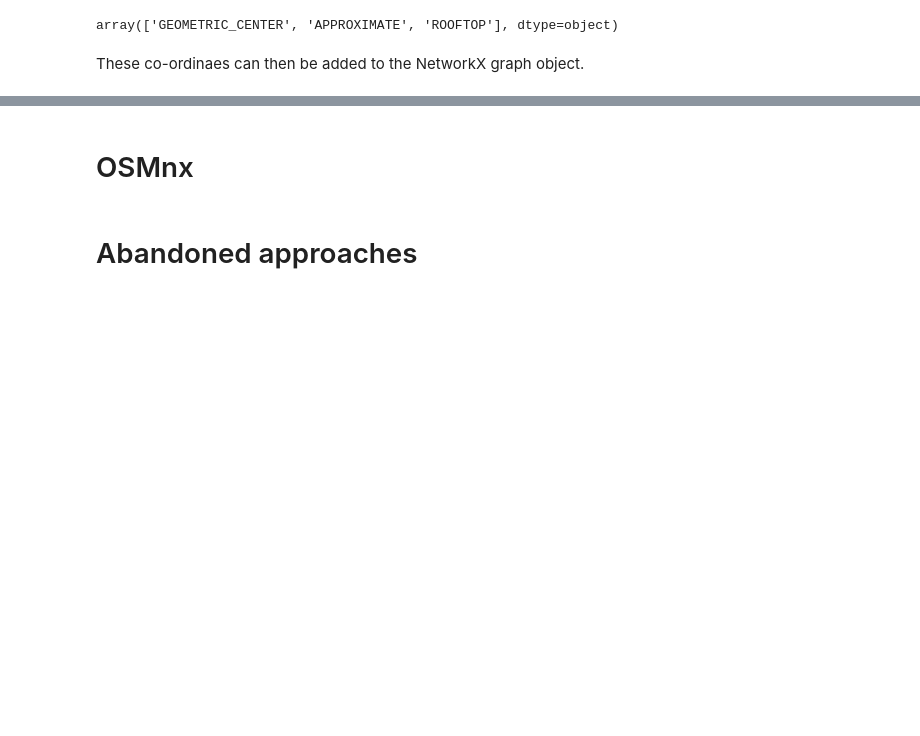
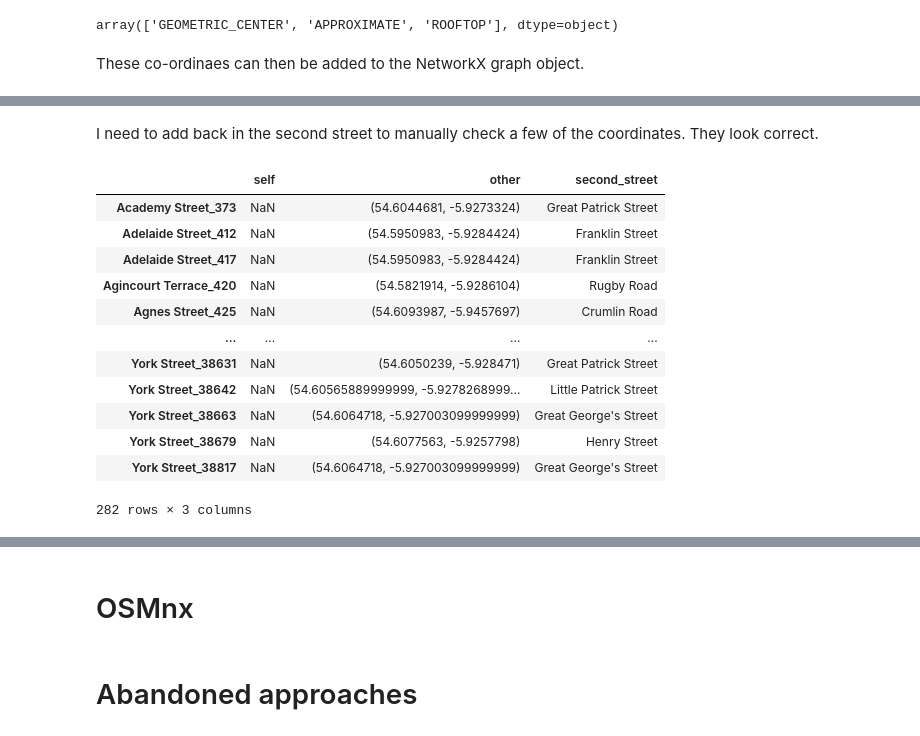
Before and after one commit to sian0x0/Map-Extinct-Addresses, a Jupyter notebook: extract.ipynb, the cells around one changed output, grey strips where cells are left out. Cells and saved outputs as stored; diff of their text form; code cells hidden in the pictures; blank space fills up the shorter version.

```diff
--- a/extract.ipynb
+++ b/extract.ipynb
@@ -1060,0 +1082,20 @@ df_G_nodes[df_G_nodes['coordinates'].notna()]
+# %% [markdown]
+I need to add back in the second street to manually check a few of the coordinates. They look correct.
+# %%
+df_compare = df_G_nodes.compare(df_G_nodes_updated)
+df_compare.drop(labels='coordinates', axis=1)
+df_compare.droplevel(0, axis=1).merge(df_G_nodes['second_street'], how='left', left_index=True, right_index=True)
+# %% [output]
+|  | self | other | second_street |
+| Academy Street_373 | NaN | (54.6044681, -5.9273324) | Great Patrick Street |
+| Adelaide Street_412 | NaN | (54.5950983, -5.9284424) | Franklin Street |
+| Adelaide Street_417 | NaN | (54.5950983, -5.9284424) | Franklin Street |
+| Agincourt Terrace_420 | NaN | (54.5821914, -5.9286104) | Rugby Road |
+| Agnes Street_425 | NaN | (54.6093987, -5.9457697) | Crumlin Road |
+| ... | ... | ... | ... |
+| York Street_38631 | NaN | (54.6050239, -5.928471) | Great Patrick Street |
+| York Street_38642 | NaN | (54.60565889999999, -5.9278268999... | Little Patrick Street |
+| York Street_38663 | NaN | (54.6064718, -5.927003099999999) | Great George's Street |
+| York Street_38679 | NaN | (54.6077563, -5.9257798) | Henry Street |
+| York Street_38817 | NaN | (54.6064718, -5.927003099999999) | Great George's Street |
+282 rows × 3 columns
```
Also changed, not shown: parts of 35 cells of this notebook.
